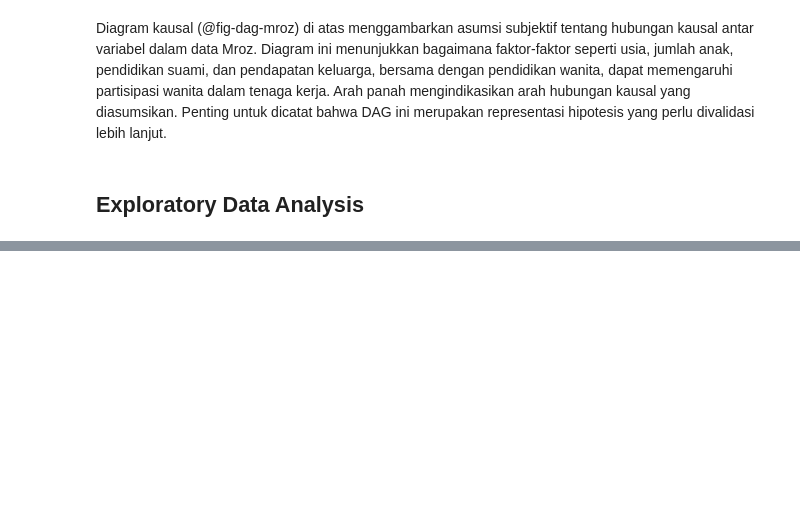
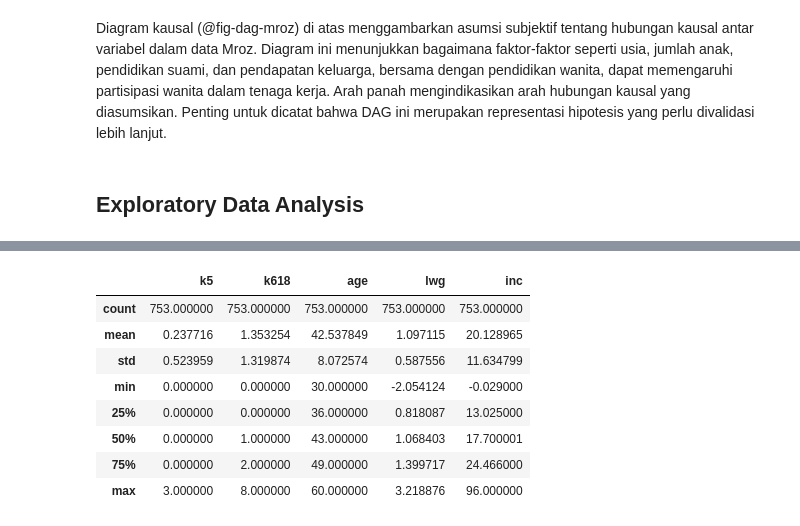
Before and after one commit to taruma/causal-mroz, a Jupyter notebook: causal_mroz.ipynb, the cells around one changed output, grey strips where cells are left out. Cells and saved outputs as stored; diff of their text form; code cells hidden in the pictures; blank space fills up the shorter version.

```diff
--- a/causal_mroz.ipynb
+++ b/causal_mroz.ipynb
@@ -225,0 +254,15 @@ df_mroz.describe().map('{:.2f}'.format)
+# %%
+#| label: tbl-describe
+#| tbl-cap: Deskripsi Statistik Mroz
+
+df_mroz.describe()
+# %% [output]
+|  | k5 | k618 | age | lwg | inc |
+| count | 753.000000 | 753.000000 | 753.000000 | 753.000000 | 753.000000 |
+| mean | 0.237716 | 1.353254 | 42.537849 | 1.097115 | 20.128965 |
+| std | 0.523959 | 1.319874 | 8.072574 | 0.587556 | 11.634799 |
+| min | 0.000000 | 0.000000 | 30.000000 | -2.054124 | -0.029000 |
+| 25% | 0.000000 | 0.000000 | 36.000000 | 0.818087 | 13.025000 |
+| 50% | 0.000000 | 1.000000 | 43.000000 | 1.068403 | 17.700001 |
+| 75% | 0.000000 | 2.000000 | 49.000000 | 1.399717 | 24.466000 |
+| max | 3.000000 | 8.000000 | 60.000000 | 3.218876 | 96.000000 |
```
Also changed, not shown: parts of 29 cells of this notebook, 1 other file.
